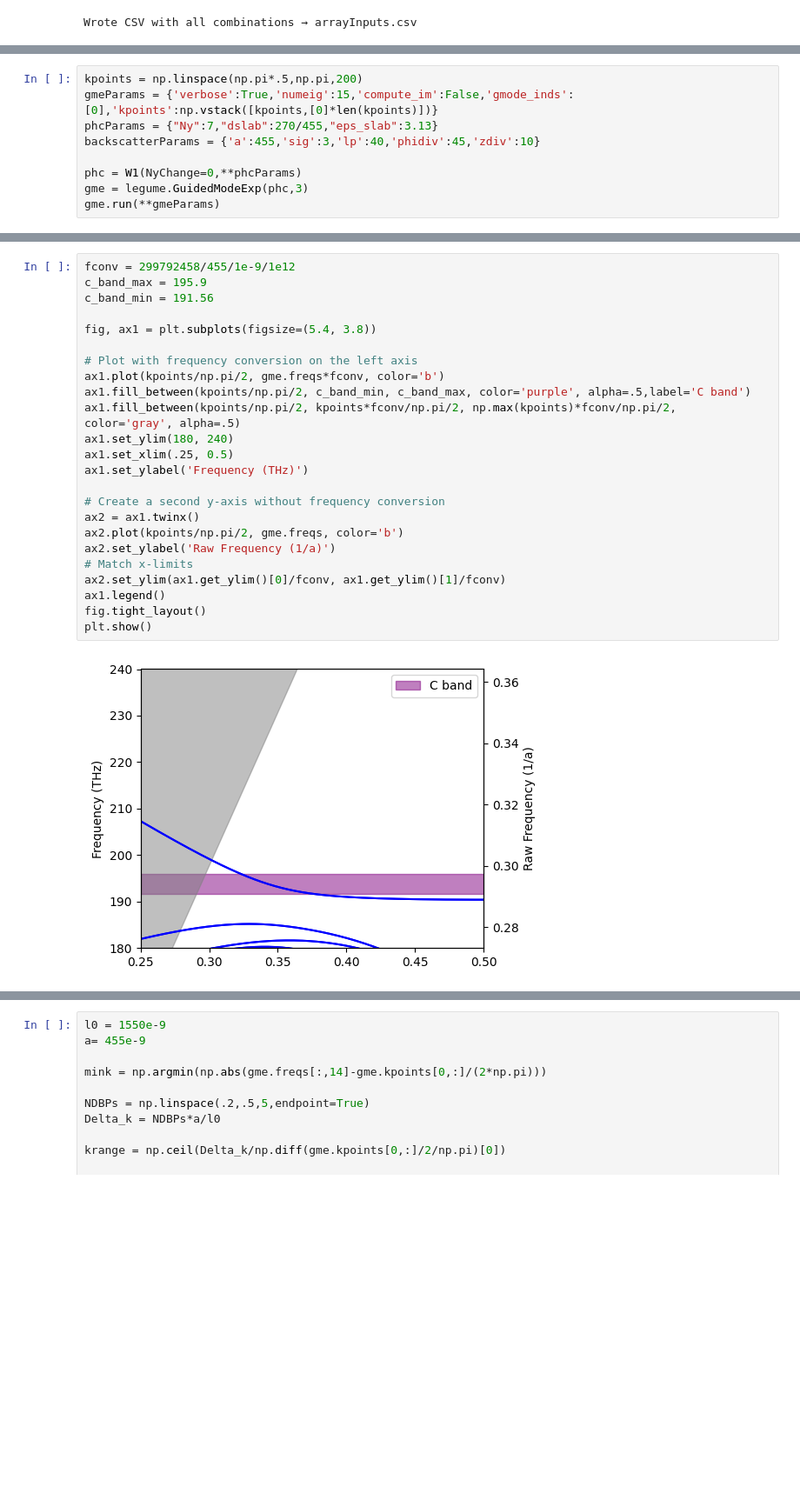
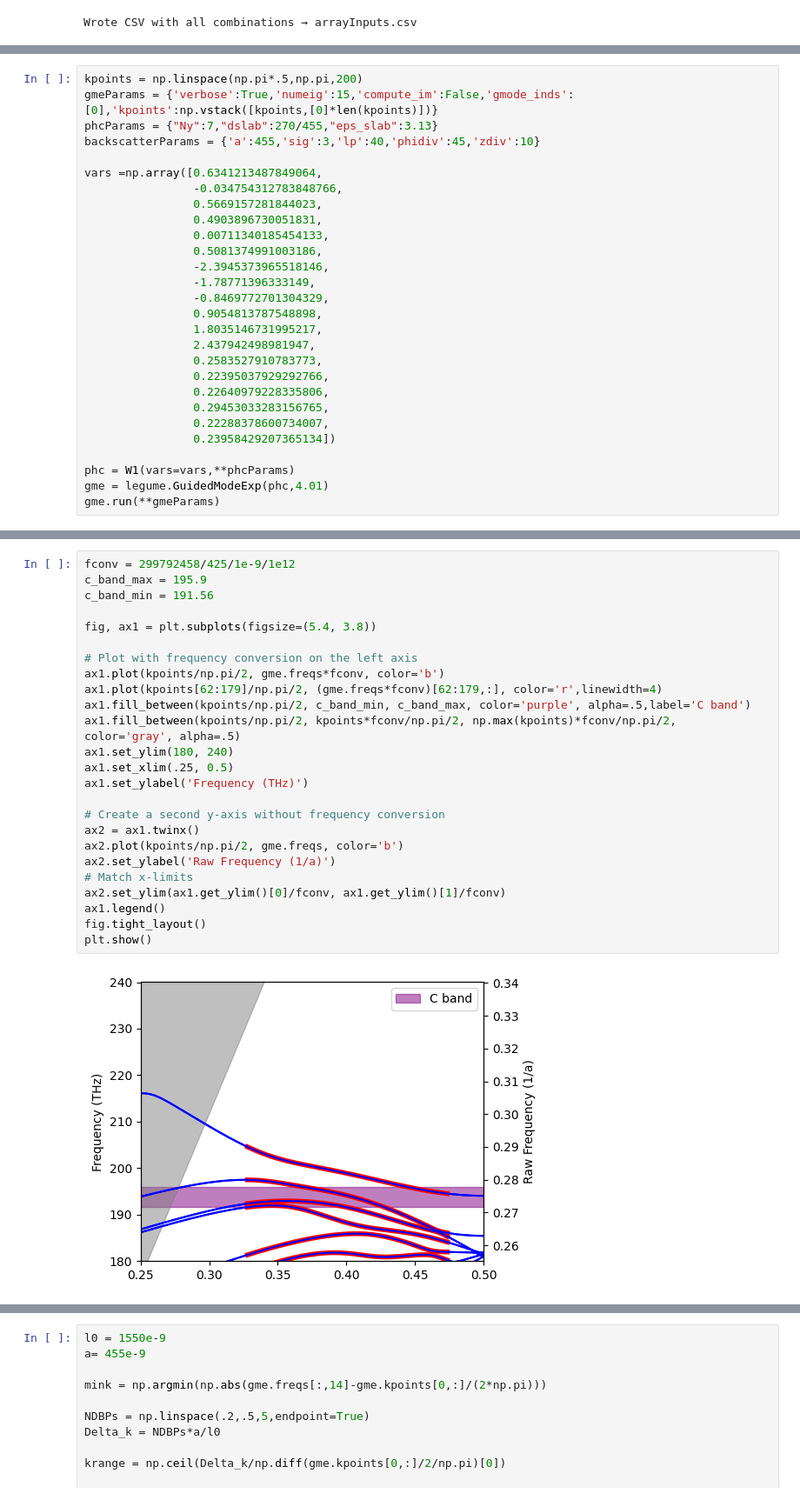
Before and after one commit to DominicJThompson/optGME, a Jupyter notebook: paper2/FullRun/playground.ipynb, the cells around one changed output, grey strips where cells are left out. Shown at 87% size. Drawn from its saved outputs; the diff is of its cells as text; blank space fills up the shorter version.

```diff
--- a/paper2/FullRun/playground.ipynb
+++ b/paper2/FullRun/playground.ipynb
@@ -40,8 +42,27 @@ gmeParams = {'verbose':True,'numeig':15,'compute_im':False,'gmode_inds':[0],'kpo
 phcParams = {"Ny":7,"dslab":270/455,"eps_slab":3.13}
 backscatterParams = {'a':455,'sig':3,'lp':40,'phidiv':45,'zdiv':10}
 
-phc = W1(NyChange=0,**phcParams)
-gme = legume.GuidedModeExp(phc,3)
+vars =np.array([0.6341213487849064,
+                -0.034754312783848766,
+                0.5669157281844023,
+                0.4903896730051831,
+                0.00711340185454133,
+                0.5081374991003186,
+                -2.3945373965518146,
+                -1.78771396333149,
+                -0.8469772701304329,
+                0.9054813787548898,
+                1.8035146731995217,
+                2.437942498981947,
+                0.2583527910783773,
+                0.22395037929292766,
+                0.22640979228335806,
+                0.29453033283156765,
+                0.22288378600734007,
+                0.23958429207365134])
+
+phc = W1(vars=vars,**phcParams)
+gme = legume.GuidedModeExp(phc,4.01)
 gme.run(**gmeParams)
 # %% [output]
 Running gme k-points: │██████████████████████████████│ 200 of 200
@@ -58,29 +79,30 @@ Running gme k-points: │██████████████████
 Skipping imaginary part computation, use run_im() to run it, or compute_rad() to compute the radiative rates of
 selected eigenmodes
 # %%
-fconv = 299792458/455/1e-9/1e12
+fconv = 299792458/425/1e-9/1e12
 c_band_max = 195.9
 c_band_min = 191.56
 
 fig, ax1 = plt.subplots(figsize=(5.4, 3.8))
 
 # Plot with frequency conversion on the left axis
 ax1.plot(kpoints/np.pi/2, gme.freqs*fconv, color='b')
+ax1.plot(kpoints[62:179]/np.pi/2, (gme.freqs*fconv)[62:179,:], color='r',linewidth=4)
 ax1.fill_between(kpoints/np.pi/2, c_band_min, c_band_max, color='purple', alpha=.5,label='C band')
 ax1.fill_between(kpoints/np.pi/2, kpoints*fconv/np.pi/2, np.max(kpoints)*fconv/np.pi/2, color='gray', alpha=.5)
 ax1.set_ylim(180, 240)
 ax1.set_xlim(.25, 0.5)
 ax1.set_ylabel('Frequency (THz)')
 
 # Create a second y-axis without frequency conversion
 ax2 = ax1.twinx()
 ax2.plot(kpoints/np.pi/2, gme.freqs, color='b')
 ax2.set_ylabel('Raw Frequency (1/a)')
 # Match x-limits
 ax2.set_ylim(ax1.get_ylim()[0]/fconv, ax1.get_ylim()[1]/fconv)
 ax1.legend()
 fig.tight_layout()
 plt.show()
 # %% [output]
-[figure, old version]
+[figure, new version]
 # %%
```
Also changed, not shown: parts of 5 cells of this notebook, 5 other files.
